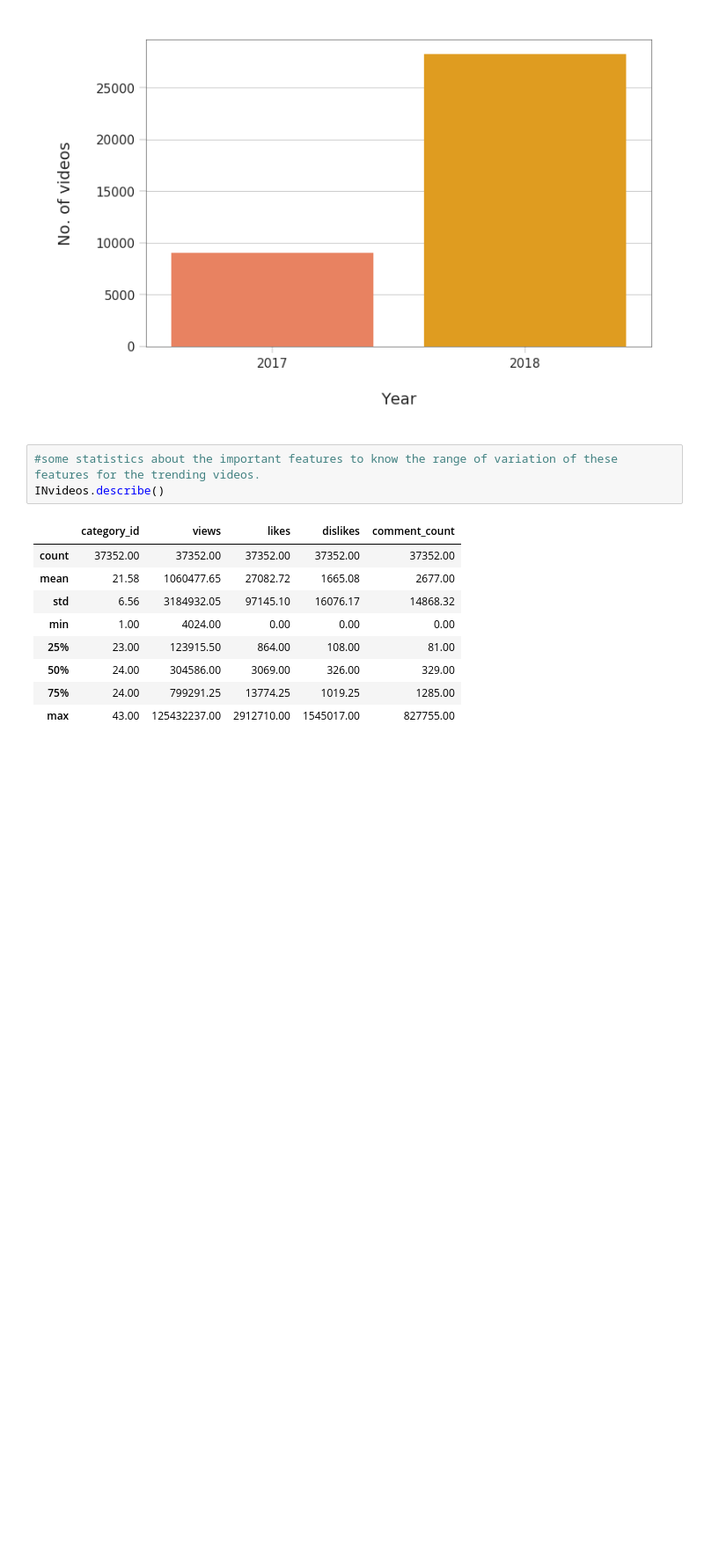
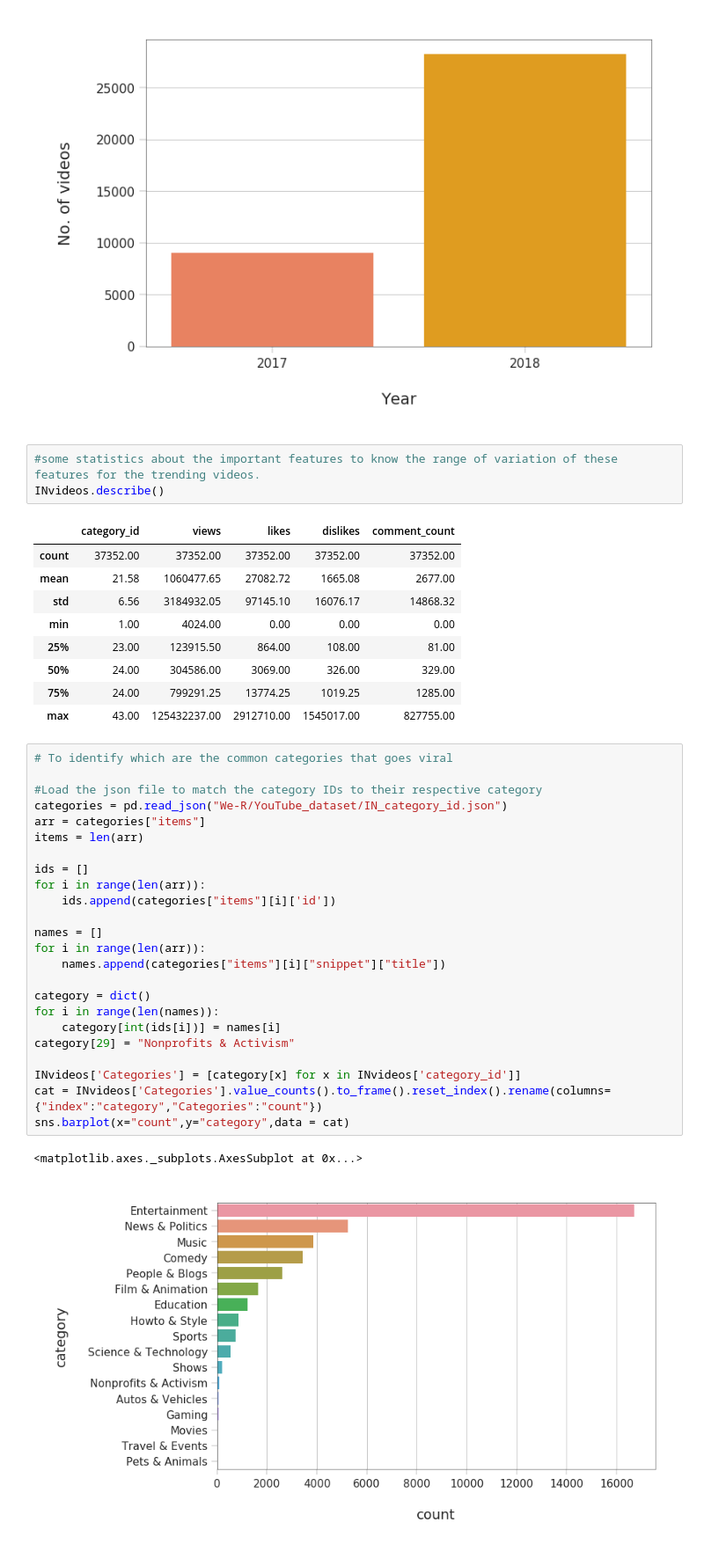
Before and after one commit to Shreya369/We-R, a Jupyter notebook: YouTube_Trending_Video_Analysis.ipynb, the cells around one changed output. Shown: that part at 88% size. Saved outputs shown, nothing was run; the diff lists cells and outputs as text; blank space fills up the shorter version.

```diff
--- a/YouTube_Trending_Video_Analysis.ipynb
+++ b/YouTube_Trending_Video_Analysis.ipynb
@@ -109,3 +109,30 @@ INvideos.describe()
 | 50% | 24.00 | 304586.00 | 3069.00 | 326.00 | 329.00 |
 | 75% | 24.00 | 799291.25 | 13774.25 | 1019.25 | 1285.00 |
 | max | 43.00 | 125432237.00 | 2912710.00 | 1545017.00 | 827755.00 |
+# %%
+# To identify which are the common categories that goes viral
+
+#Load the json file to match the category IDs to their respective category
+categories = pd.read_json("We-R/YouTube_dataset/IN_category_id.json")
+arr = categories["items"]
+items = len(arr)
+
+ids = []
+for i in range(len(arr)):
+    ids.append(categories["items"][i]['id'])
+
+names = []
+for i in range(len(arr)):
+    names.append(categories["items"][i]["snippet"]["title"])
+
+category = dict()
+for i in range(len(names)):
+    category[int(ids[i])] = names[i]
+category[29] = "Nonprofits & Activism"
+
+INvideos['Categories'] = [category[x] for x in INvideos['category_id']]
+cat = INvideos['Categories'].value_counts().to_frame().reset_index().rename(columns={"index":"category","Categories":"count"})
+sns.barplot(x="count",y="category",data = cat)
+# %% [output]
+<matplotlib.axes._subplots.AxesSubplot at 0x...>
+[figure, added]
```
Also changed, not shown: parts of 3 cells of this notebook.
